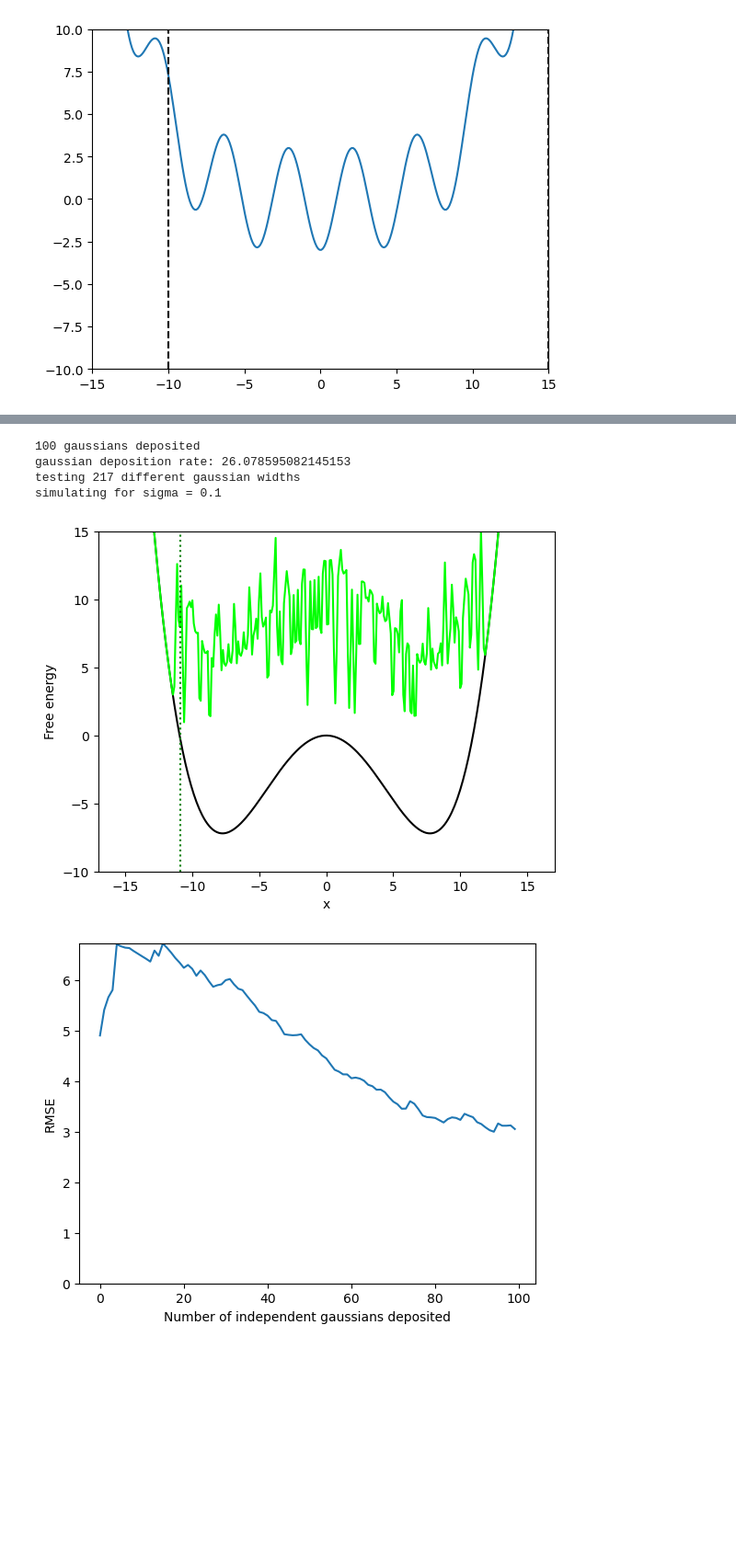
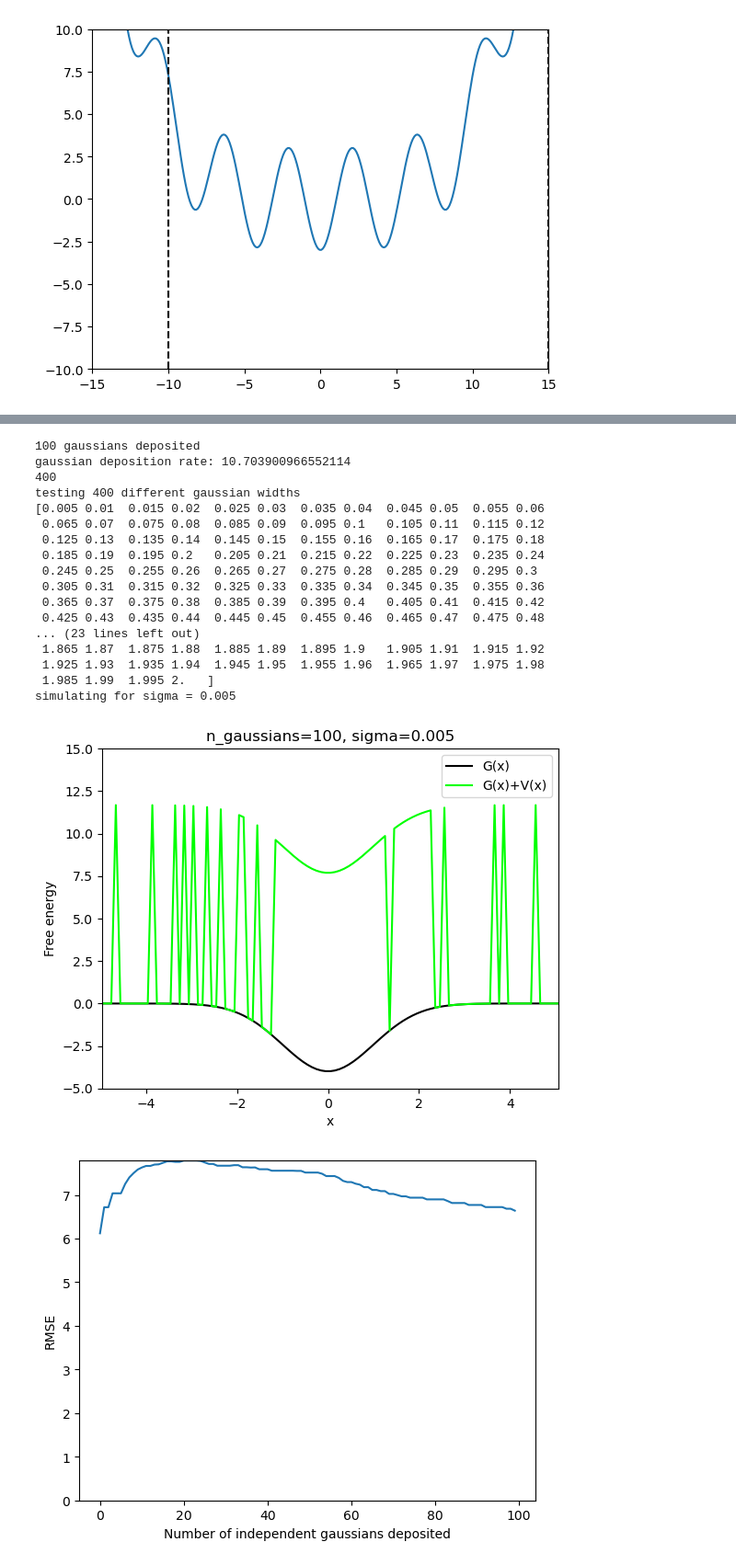
Before and after one commit to JonathanHB/mtd_gaussian_width_optimization, a Jupyter notebook: stochastic_model_v1.2_runtime_optimization.ipynb, the cells around one changed output, grey strips where cells are left out. Shown at 92% size. Cells and saved outputs as stored; diff of their text form; code cells hidden in the pictures; blank space fills up the shorter version.

Commit message:
made figures

```diff
--- a/stochastic_model_v1.2_runtime_optimization.ipynb
+++ b/stochastic_model_v1.2_runtime_optimization.ipynb
@@ -151,33 +164,38 @@ importlib.reload(mfa)
 
 #make sure that the cell for the relevant system has been run most recently to avoid overwriting padfactor and x and such
 
-base_n_sigmas = 1000
-sigma_min = 0.1
-sigma_max = 1
+test_system = gw1
+
+#base_n_sigmas = 2000
+sigma_min = 0.005
+sigma_max = 2
 #print(len(sigmas))
 
-all_nrounds = [100]#250,500,750,1000,1500,2000,3500,5000,10000]#,20000]
+all_nrounds = [100,250,500,750,1000,1500,2000,3500,5000,10000,20000]
 
 rmses_all_n = []
 sigmas_all_n = []
 
 for nrounds in all_nrounds:
-    omega = n_bins*deltaT*(np.exp(1/2)-1)/nrounds
+    omega = 0.5*n_bins*deltaT*(np.exp(1/2)-1)/nrounds
     print(f"{nrounds} gaussians deposited")
     print(f"gaussian deposition rate: {omega}")
 
-    n_sigmas = int(round(base_n_sigmas/np.log(nrounds)))
+    #n_sigmas = int(round(base_n_sigmas/np.log(nrounds)))
+    n_sigmas = 400
+    print(n_sigmas)
     print(f"testing {n_sigmas} different gaussian widths")
     sigmas = np.linspace(sigma_min, sigma_max, n_sigmas)
-
+    print(sigmas)
     rmses = []
 
     for i_s, sigma in enumerate(sigmas):
         #print(f"simulating for sigma = {sigma}")
-        plot_output = (i_s==int(n_sigmas/2) or i_s == 0 or i_s == n_sigmas-1)
+        #plot_output = (i_s==int(n_sigmas/2) or i_s == 0 or i_s == n_sigmas-1)
+        plot_output = (sigma == 1.0 or i_s == 0 or i_s == n_sigmas-1 or sigma == 0.5)
         if plot_output:
             print(f"simulating for sigma = {sigma}")
-        rmse, time, nrounds = mfa.simulate(dw1, T, sigma, omega, deltaT, x=x, nrounds=nrounds, threshold = 10**-3, plot=plot_output)
+        rmse, time, nrounds = mfa.simulate(test_system, T, sigma, omega, deltaT, x=x, nrounds=nrounds, threshold = 10**-3, plot=plot_output)
         rmses.append(rmse)
 
     rmses_all_n.append(rmses)
@@ -191,10 +209,21 @@ minimum_rmses = []
 ii=0
 for fe, sigmas in zip(final_errors, sigmas_all_n):
     #plt.plot(sigmas, fe, color = [ii/len(all_nrounds), 0, 1-ii/len(all_nrounds)])
-    minimum_sigma, minimum_rmse = mfa.fit_cubic_minimum(sigmas, fe, plot=True)
+    minimum_sigma, minimum_rmse = mfa.fit_cubic_minimum(sigmas, fe, plot=False)
     plt.show()
     minima.append(minimum_sigma)
     minimum_rmses.append(minimum_rmse)
+
+    plt.scatter(sigmas, fe, s=2)
+    plt.xlabel("MTD gaussian width / well width")
+    plt.ylabel("RMSE (kT)")
+    plt.title(f"{all_nrounds[ii]} gaussians")
+    #plt.legend()
+    plt.xlim(0,2)
+    plt.ylim(0,2)
+    plt.savefig(f"figures/error_vs_sigma_{all_nrounds[ii]}_gaussians.png")
+    plt.show()
+
     ii += 1
 
 
@@ -217,35 +246,48 @@ plt.ylabel("Optimal gaussian width")
 plt.ylim(0, max(max(predicted_widths), max(minima)))
 plt.savefig(f"opt_gauss_widths_{sysname}")
 plt.show()
 
 np.save(f"opt_gauss_widths_{sysname}.npy", np.stack([all_nrounds, minima]))
 
 #plt.scatter(all_nrounds, minima)
 ogwrs = [pwi / minimum for pwi, minimum in zip(predicted_widths, minima)]
 plt.plot(all_nrounds, ogwrs, color="orange")
 #plt.plot(all_nrounds, [3.5*((dw1.depth()/(np.sqrt(2*np.pi)*dw1.sec_deriv_bottom()))**(1/3))*(nr**(-1/5)) for nr in all_nrounds], color="red")
 plt.xlabel("Number of gaussians")
 
 plt.ylabel("Optimal gaussian width ratio")
 plt.ylim(0,max(ogwrs))
 plt.savefig(f"opt_gauss_widths_ratio_{sysname}")
 plt.show()
 
 
 # plt.legend(all_nrounds, title="N gaussians")
 
 # plt.xlabel("MTD gaussian width / well width")
 # plt.ylabel("Final RMSE")
 
 #final_errors_normalized = np.array(final_errors)/np.max(np.array(final_errors), axis=1, keepdims=True)
 #plt.imshow(final_errors_normalized, aspect="auto", extent=[sigma_min, sigma_max, all_nrounds[-1], all_nrounds[0]], cmap="viridis")
 #plt.colorbar()
 #plt.xlabel("MTD gaussian width / well width")
 #plt.ylabel("Number of independent gaussians deposited")
 # %% [output]
 100 gaussians deposited
-gaussian deposition rate: 26.078595082145153
-testing 217 different gaussian widths
-simulating for sigma = 0.1
+gaussian deposition rate: 10.703900966552114
+400
+testing 400 different gaussian widths
+[0.005 0.01  0.015 0.02  0.025 0.03  0.035 0.04  0.045 0.05  0.055 0.06
+ 0.065 0.07  0.075 0.08  0.085 0.09  0.095 0.1   0.105 0.11  0.115 0.12
+ 0.125 0.13  0.135 0.14  0.145 0.15  0.155 0.16  0.165 0.17  0.175 0.18
+ 0.185 0.19  0.195 0.2   0.205 0.21  0.215 0.22  0.225 0.23  0.235 0.24
+ 0.245 0.25  0.255 0.26  0.265 0.27  0.275 0.28  0.285 0.29  0.295 0.3
+ 0.305 0.31  0.315 0.32  0.325 0.33  0.335 0.34  0.345 0.35  0.355 0.36
+ 0.365 0.37  0.375 0.38  0.385 0.39  0.395 0.4   0.405 0.41  0.415 0.42
+ 0.425 0.43  0.435 0.44  0.445 0.45  0.455 0.46  0.465 0.47  0.475 0.48
+... (23 lines left out)
+ 1.865 1.87  1.875 1.88  1.885 1.89  1.895 1.9   1.905 1.91  1.915 1.92
+ 1.925 1.93  1.935 1.94  1.945 1.95  1.955 1.96  1.965 1.97  1.975 1.98
+ 1.985 1.99  1.995 2.   ]
+simulating for sigma = 0.005
-[figure, old version]
+[figure, new version]
-[figure, old version]
+[figure, new version]
```
Also changed, not shown: parts of 5 cells of this notebook, 5 other files.
